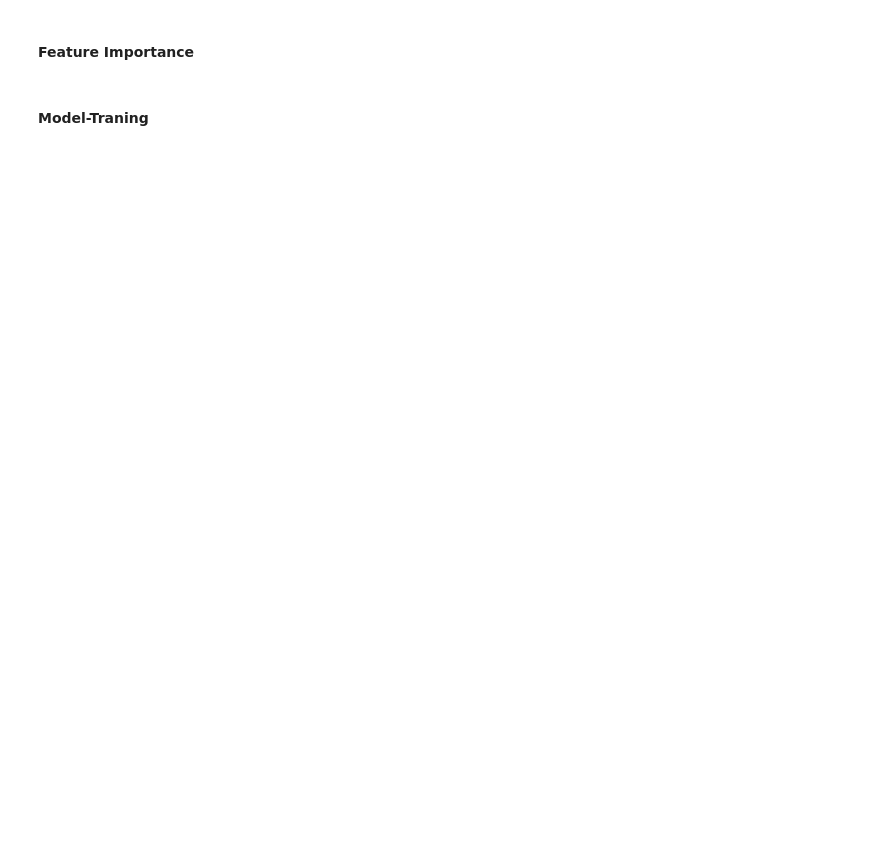
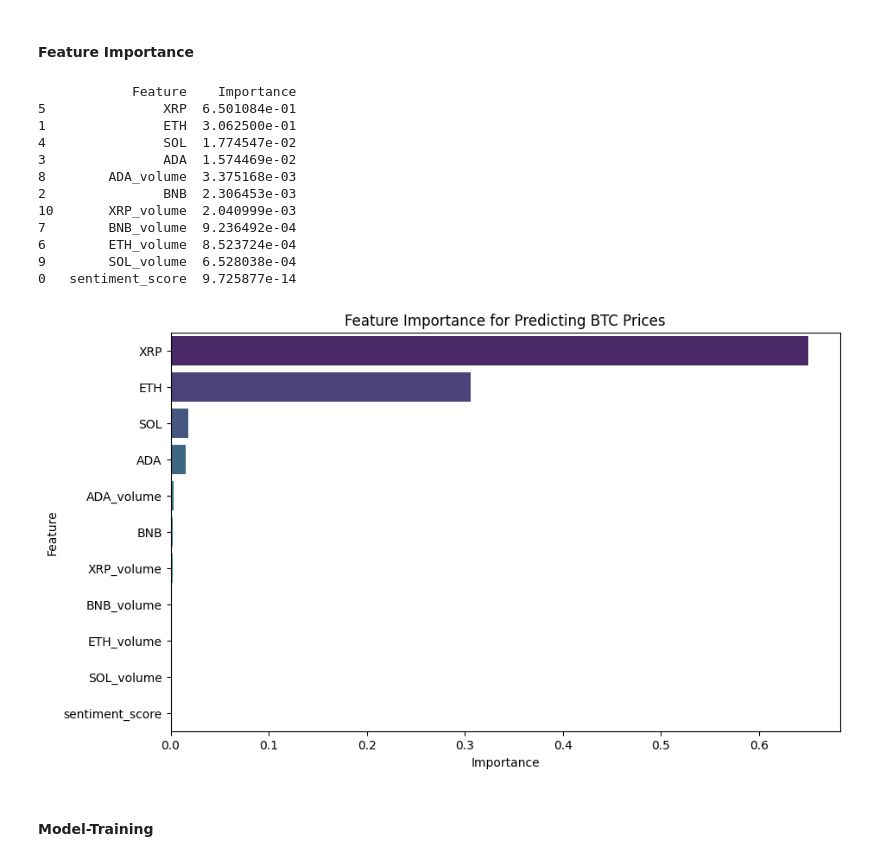
Before and after one commit to Fizryfu/Capstone, a Jupyter notebook: Capstone Project/Capstone_Project.ipynb, the cells around one changed output. Drawn from its saved outputs; the diff is of its cells as text; code cells hidden in the pictures; blank space fills up the shorter version.

Commit message:
Feature importance

```diff
--- a/Capstone Project/Capstone_Project.ipynb
+++ b/Capstone Project/Capstone_Project.ipynb
@@ -414,29 +443,43 @@ plt.show()
 #### Feature Importance
 # %%
 # Define the features (independent variables)
-features = ml_df[['sentiment_score', 'ETH', 'BNB', 'ADA', 'SOL', 'XRP']]
+features = ml_df[['sentiment_score', 'ETH', 'BNB', 'ADA', 'SOL', 'XRP', 'ETH_volume', 'BNB_volume', 'ADA_volume', 'SOL_volume', 'XRP_volume']]
 
 # Define the target (dependent variable), e.g., BTC prices
 target = ml_df['BTC']
 
 # Train a RandomForest model using the features
 rf_model = RandomForestRegressor(n_estimators=100, random_state=42)
 rf_model.fit(features, target)
 
 # Extract feature importances and create a DataFrame to visualize
 feature_importances = rf_model.feature_importances_
 importance_df = pd.DataFrame({'Feature': features.columns, 'Importance': feature_importances})
 
 # Sort the features by importance
 importance_df.sort_values(by='Importance', ascending=False, inplace=True)
 
 # Print the feature importances
 print(importance_df)
 
 # Visualize the feature importances
 plt.figure(figsize=(10, 6))
 sns.barplot(x='Importance', y='Feature', data=importance_df, palette='viridis')
 plt.title('Feature Importance for Predicting BTC Prices')
 plt.show()
+# %% [output]
+            Feature    Importance
+5               XRP  6.501084e-01
+1               ETH  3.062500e-01
+4               SOL  1.774547e-02
+3               ADA  1.574469e-02
+8        ADA_volume  3.375168e-03
+2               BNB  2.306453e-03
+10       XRP_volume  2.040999e-03
+7        BNB_volume  9.236492e-04
+6        ETH_volume  8.523724e-04
+9        SOL_volume  6.528038e-04
+0   sentiment_score  9.725877e-14
+[figure, added]
 # %% [markdown]
-#### Model-Traning
+#### Model-Training
```
Also changed, not shown: parts of 7 cells of this notebook.
